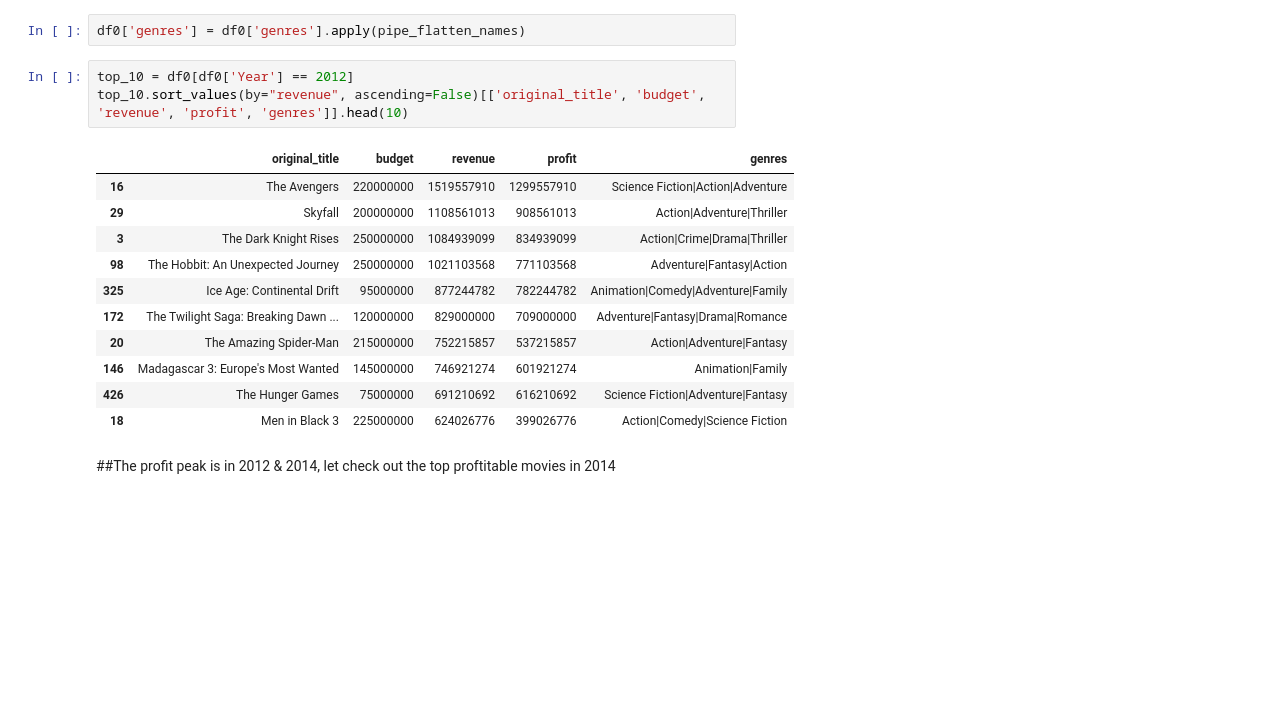
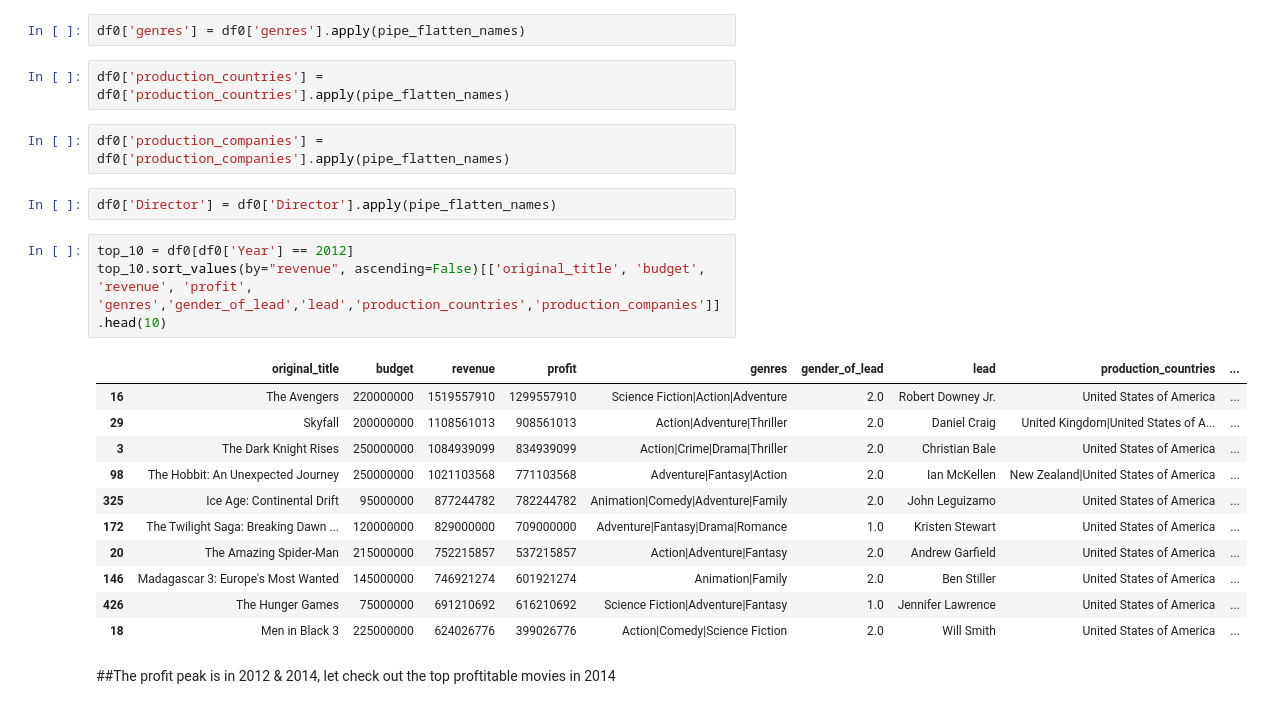
Before and after one commit to HamoyeHQ/g03-movie-analysis, a Jupyter notebook: data/Tmdb_dataset_EDA.ipynb, the cells around one changed output. Drawn from its saved outputs; the diff is of its cells as text; blank space fills up the shorter version.

```diff
--- a/data/Tmdb_dataset_EDA.ipynb
+++ b/data/Tmdb_dataset_EDA.ipynb
@@ -264,21 +264,27 @@ def pipe_flatten_names(keywords):
 df0 = df.copy()
 # %%
 df0['genres'] = df0['genres'].apply(pipe_flatten_names)
+# %%
+df0['production_countries'] = df0['production_countries'].apply(pipe_flatten_names)
+# %%
+df0['production_companies'] = df0['production_companies'].apply(pipe_flatten_names)
+# %%
+df0['Director'] = df0['Director'].apply(pipe_flatten_names)
 # %%
 top_10 = df0[df0['Year'] == 2012]
-top_10.sort_values(by="revenue", ascending=False)[['original_title', 'budget', 'revenue', 'profit', 'genres']].head(10)
+top_10.sort_values(by="revenue", ascending=False)[['original_title', 'budget', 'revenue', 'profit', 'genres','gender_of_lead','lead','production_countries','production_companies']].head(10)
 # %% [output]
-|  | original_title | budget | revenue | profit | genres |
-| 16 | The Avengers | 220000000 | 1519557910 | 1299557910 | Science Fiction|Action|Adventure |
-| 29 | Skyfall | 200000000 | 1108561013 | 908561013 | Action|Adventure|Thriller |
-| 3 | The Dark Knight Rises | 250000000 | 1084939099 | 834939099 | Action|Crime|Drama|Thriller |
-| 98 | The Hobbit: An Unexpected Journey | 250000000 | 1021103568 | 771103568 | Adventure|Fantasy|Action |
-| 325 | Ice Age: Continental Drift | 95000000 | 877244782 | 782244782 | Animation|Comedy|Adventure|Family |
-| 172 | The Twilight Saga: Breaking Dawn ... | 120000000 | 829000000 | 709000000 | Adventure|Fantasy|Drama|Romance |
-| 20 | The Amazing Spider-Man | 215000000 | 752215857 | 537215857 | Action|Adventure|Fantasy |
-| 146 | Madagascar 3: Europe's Most Wanted | 145000000 | 746921274 | 601921274 | Animation|Family |
-| 426 | The Hunger Games | 75000000 | 691210692 | 616210692 | Science Fiction|Adventure|Fantasy |
-| 18 | Men in Black 3 | 225000000 | 624026776 | 399026776 | Action|Comedy|Science Fiction |
+|  | original_title | budget | revenue | profit | genres | gender_of_lead | lead | production_countries | ... |
+| 16 | The Avengers | 220000000 | 1519557910 | 1299557910 | Science Fiction|Action|Adventure | 2.0 | Robert Downey Jr. | United States of America | ... |
+| 29 | Skyfall | 200000000 | 1108561013 | 908561013 | Action|Adventure|Thriller | 2.0 | Daniel Craig | United Kingdom|United States of A... | ... |
+| 3 | The Dark Knight Rises | 250000000 | 1084939099 | 834939099 | Action|Crime|Drama|Thriller | 2.0 | Christian Bale | United States of America | ... |
+| 98 | The Hobbit: An Unexpected Journey | 250000000 | 1021103568 | 771103568 | Adventure|Fantasy|Action | 2.0 | Ian McKellen | New Zealand|United States of America | ... |
+| 325 | Ice Age: Continental Drift | 95000000 | 877244782 | 782244782 | Animation|Comedy|Adventure|Family | 2.0 | John Leguizamo | United States of America | ... |
+| 172 | The Twilight Saga: Breaking Dawn ... | 120000000 | 829000000 | 709000000 | Adventure|Fantasy|Drama|Romance | 1.0 | Kristen Stewart | United States of America | ... |
+| 20 | The Amazing Spider-Man | 215000000 | 752215857 | 537215857 | Action|Adventure|Fantasy | 2.0 | Andrew Garfield | United States of America | ... |
+| 146 | Madagascar 3: Europe's Most Wanted | 145000000 | 746921274 | 601921274 | Animation|Family | 2.0 | Ben Stiller | United States of America | ... |
+| 426 | The Hunger Games | 75000000 | 691210692 | 616210692 | Science Fiction|Adventure|Fantasy | 1.0 | Jennifer Lawrence | United States of America | ... |
+| 18 | Men in Black 3 | 225000000 | 624026776 | 399026776 | Action|Comedy|Science Fiction | 2.0 | Will Smith | United States of America | ... |
 # %% [markdown]
 ##The profit peak is in 2012 & 2014, let check out the top proftitable movies in 2014
 # %%
```
Also changed, not shown: parts of 5 cells of this notebook.
